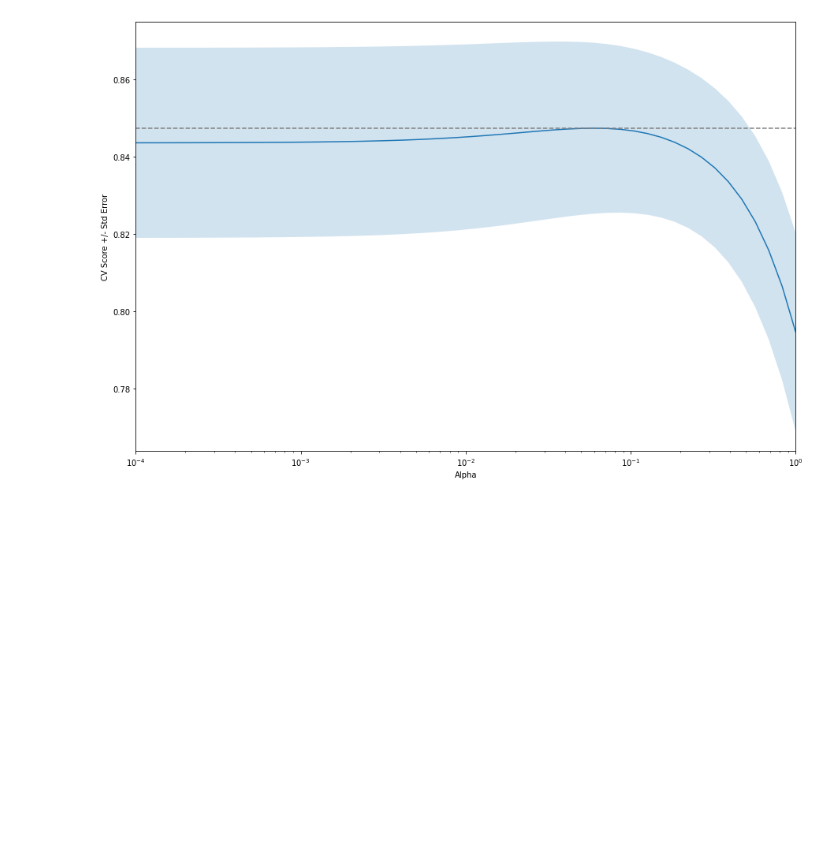
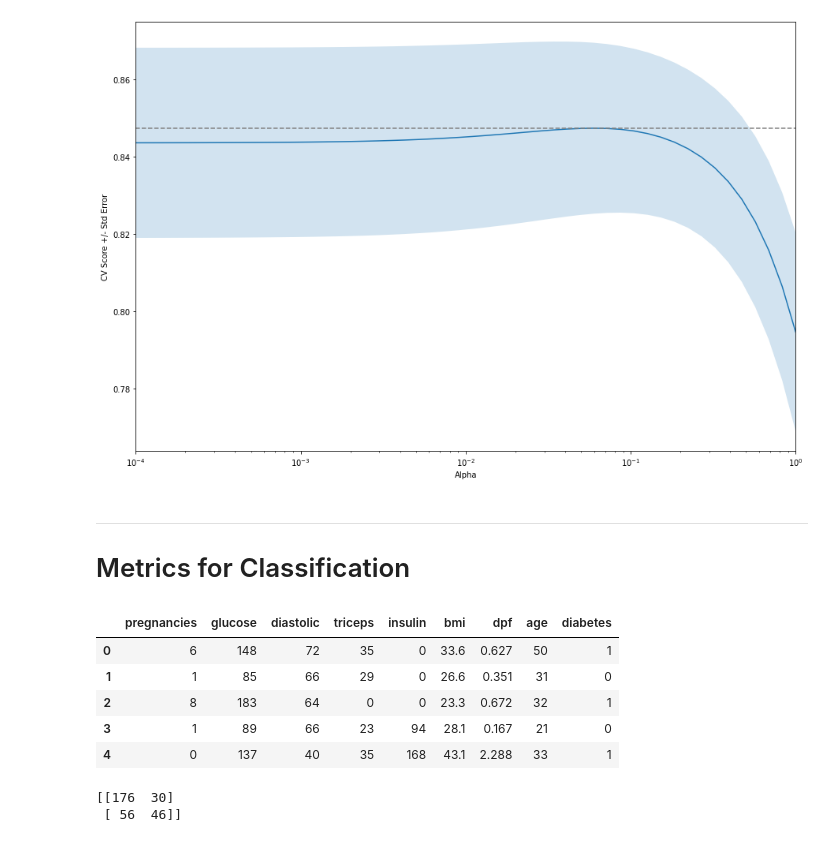
Before and after one commit to JitendraAlim/Data-Science-Toolkit, a Jupyter notebook: Python/Supervised Learning with scikit-learn/Supervised_Learning_with_scikit_learn.ipynb, the cells around one changed output. Drawn from its saved outputs; the diff is of its cells as text; code cells hidden in the pictures; blank space fills up the shorter version.

```diff
--- a/Python/Supervised Learning with scikit-learn/Supervised_Learning_with_scikit_learn.ipynb
+++ b/Python/Supervised Learning with scikit-learn/Supervised_Learning_with_scikit_learn.ipynb
@@ -498,3 +511,42 @@ for alpha in alpha_space:
 display_plot(ridge_scores, ridge_scores_std)
 # %% [output]
 [figure]
+# %% [markdown]
+***
+# Metrics for Classification
+# %%
+df = pd.read_csv("https://assets.datacamp.com/production/repositories/628/datasets/444cdbf175d5fbf564b564bd36ac21740627a834/diabetes.csv")
+df.head()
+# %% [output]
+|  | pregnancies | glucose | diastolic | triceps | insulin | bmi | dpf | age | diabetes |
+| 0 | 6 | 148 | 72 | 35 | 0 | 33.6 | 0.627 | 50 | 1 |
+| 1 | 1 | 85 | 66 | 29 | 0 | 26.6 | 0.351 | 31 | 0 |
+| 2 | 8 | 183 | 64 | 0 | 0 | 23.3 | 0.672 | 32 | 1 |
+| 3 | 1 | 89 | 66 | 23 | 94 | 28.1 | 0.167 | 21 | 0 |
+| 4 | 0 | 137 | 40 | 35 | 168 | 43.1 | 2.288 | 33 | 1 |
+# %%
+X = df.drop('diabetes', axis = 1)
+y = df['diabetes']
+
+# Import necessary modules
+from sklearn.metrics import classification_report
+from sklearn.metrics import confusion_matrix
+
+# Create training and test set
+X_train, X_test, y_train, y_test = train_test_split(X, y, test_size = 0.4,
+                                                    random_state = 42)
+
+# Instantiate a k-NN classifier: knn
+knn = KNeighborsClassifier(n_neighbors = 6)
+
+# Fit the classifier to the training data
+knn.fit(X_train, y_train)
+
+# Predict the labels of the test data: y_pred
+y_pred = knn.predict(X_test)
+
+# Generate the confusion matrix and classification report
+print(confusion_matrix(y_test, y_pred))
+# %% [output]
+[[176  30]
+ [ 56  46]]
```
Also changed, not shown: parts of 35 cells of this notebook.
